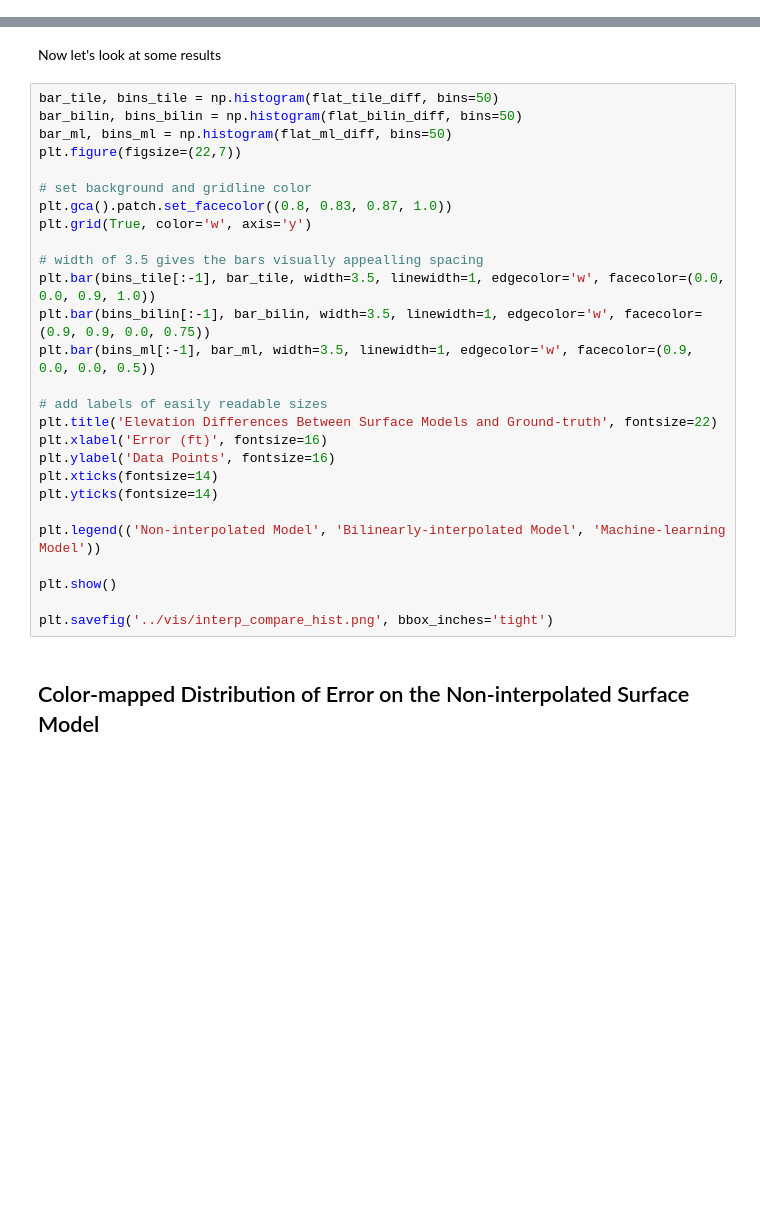
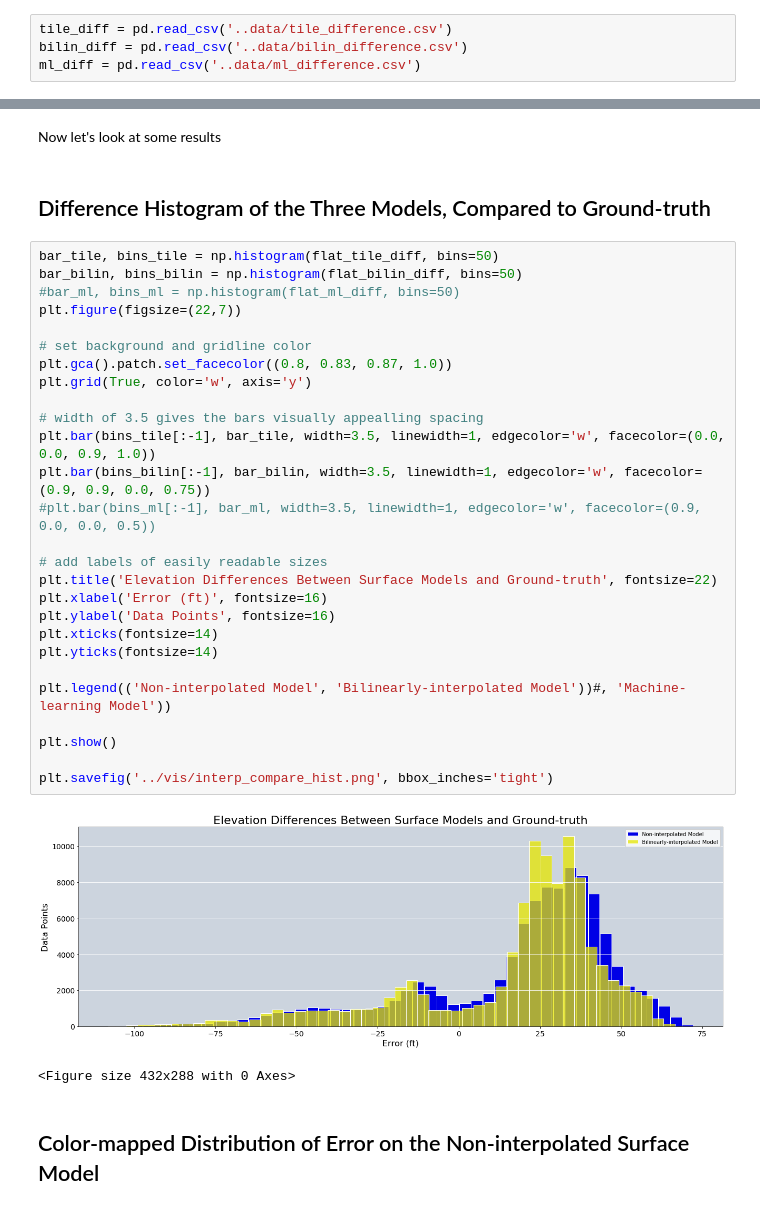
Before and after one commit to RRCCDataLab/Elevation-Descent, a Jupyter notebook: notebooks/Surface_Interpolation_Methods.ipynb, the cells around one changed output, grey strips where cells are left out. Drawn from its saved outputs; the diff is of its cells as text; blank space fills up the shorter version.

```diff
--- a/notebooks/Surface_Interpolation_Methods.ipynb
+++ b/notebooks/Surface_Interpolation_Methods.ipynb
@@ -377,6 +386,10 @@ ml_diff = model_utils.get_df_difference_as_df(ground_truth_data.elev, ml_data.el
 tile_diff.to_csv('../data/tile_difference.csv')
 bilin_diff.to_csv('../data/bilin_difference.csv')
 ml_diff.to_csv('../data/ml_difference.csv')
+# %%
+tile_diff = pd.read_csv('..data/tile_difference.csv')
+bilin_diff = pd.read_csv('..data/bilin_difference.csv')
+ml_diff = pd.read_csv('..data/ml_difference.csv')
 # %% [markdown]
 Store some values for our analysis
 # %%
@@ -396,33 +409,38 @@ ml_avg_diff = np.mean(ml_abs_diff_array)
 flat_ml_diff = ml_diff_array.flatten()
 # %% [markdown]
 Now let's look at some results
+# %% [markdown]
+## Difference Histogram of the Three Models, Compared to Ground-truth
 # %%
 bar_tile, bins_tile = np.histogram(flat_tile_diff, bins=50)
 bar_bilin, bins_bilin = np.histogram(flat_bilin_diff, bins=50)
-bar_ml, bins_ml = np.histogram(flat_ml_diff, bins=50)
+#bar_ml, bins_ml = np.histogram(flat_ml_diff, bins=50)
 plt.figure(figsize=(22,7))
 
 # set background and gridline color
 plt.gca().patch.set_facecolor((0.8, 0.83, 0.87, 1.0))
 plt.grid(True, color='w', axis='y')
 
 # width of 3.5 gives the bars visually appealling spacing
 plt.bar(bins_tile[:-1], bar_tile, width=3.5, linewidth=1, edgecolor='w', facecolor=(0.0, 0.0, 0.9, 1.0))
 plt.bar(bins_bilin[:-1], bar_bilin, width=3.5, linewidth=1, edgecolor='w', facecolor=(0.9, 0.9, 0.0, 0.75))
-plt.bar(bins_ml[:-1], bar_ml, width=3.5, linewidth=1, edgecolor='w', facecolor=(0.9, 0.0, 0.0, 0.5))
+#plt.bar(bins_ml[:-1], bar_ml, width=3.5, linewidth=1, edgecolor='w', facecolor=(0.9, 0.0, 0.0, 0.5))
 
 # add labels of easily readable sizes
 plt.title('Elevation Differences Between Surface Models and Ground-truth', fontsize=22)
 plt.xlabel('Error (ft)', fontsize=16)
 plt.ylabel('Data Points', fontsize=16)
 plt.xticks(fontsize=14)
 plt.yticks(fontsize=14)
 
-plt.legend(('Non-interpolated Model', 'Bilinearly-interpolated Model', 'Machine-learning Model'))
+plt.legend(('Non-interpolated Model', 'Bilinearly-interpolated Model'))#, 'Machine-learning Model'))
 
 plt.show()
 
 plt.savefig('../vis/interp_compare_hist.png', bbox_inches='tight')
+# %% [output]
+[figure, added]
+<Figure size 432x288 with 0 Axes>
 # %% [markdown]
 ## Color-mapped Distribution of Error on the Non-interpolated Surface Model
 # %%
```
Also changed, not shown: parts of 9 cells of this notebook.
